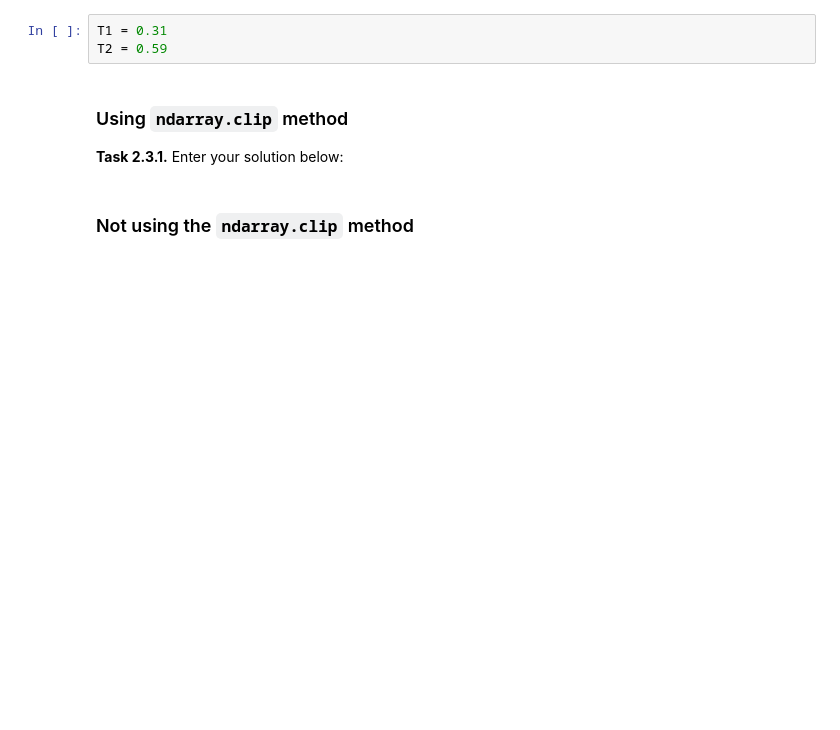
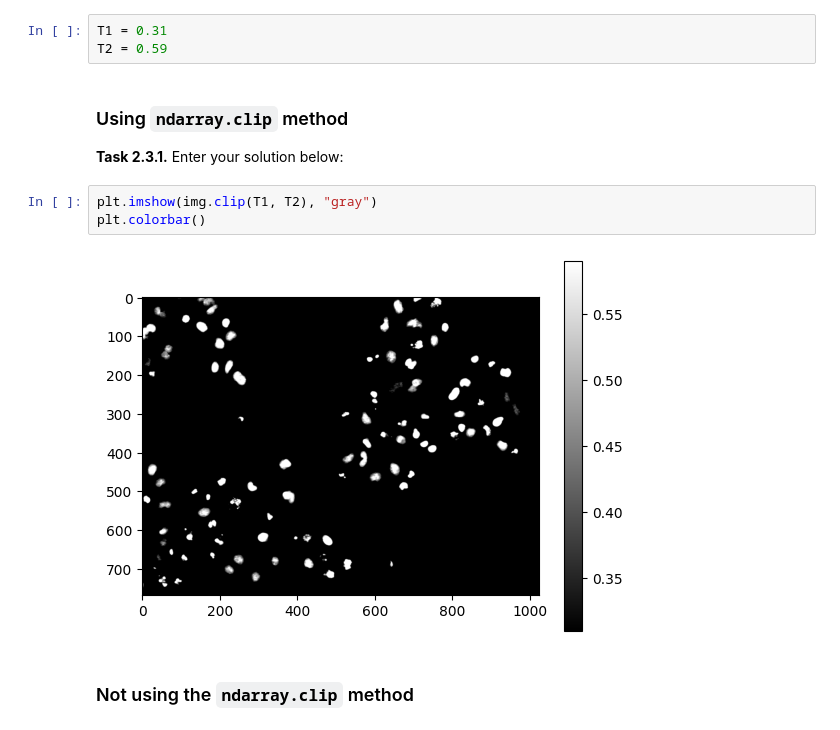
Before and after one commit to balint-bozoki/mobi-fs3-python, a Jupyter notebook: task2.ipynb, the cells around one changed output. Cells and saved outputs as stored; diff of their text form; blank space fills up the shorter version.

```diff
--- a/task2.ipynb
+++ b/task2.ipynb
@@ -46,6 +46,11 @@ T2 = 0.59
 ### Using `ndarray.clip` method
 
 **<a id="#">Task 2.3.1.</a>** Enter your solution below:
+# %%
+plt.imshow(img.clip(T1, T2), "gray")
+plt.colorbar()
+# %% [output]
+[figure, added]
 # %% [markdown]
 ### Not using the `ndarray.clip` method
 # %% [markdown]
```
Also changed, not shown: parts of 1 cell of this notebook.
